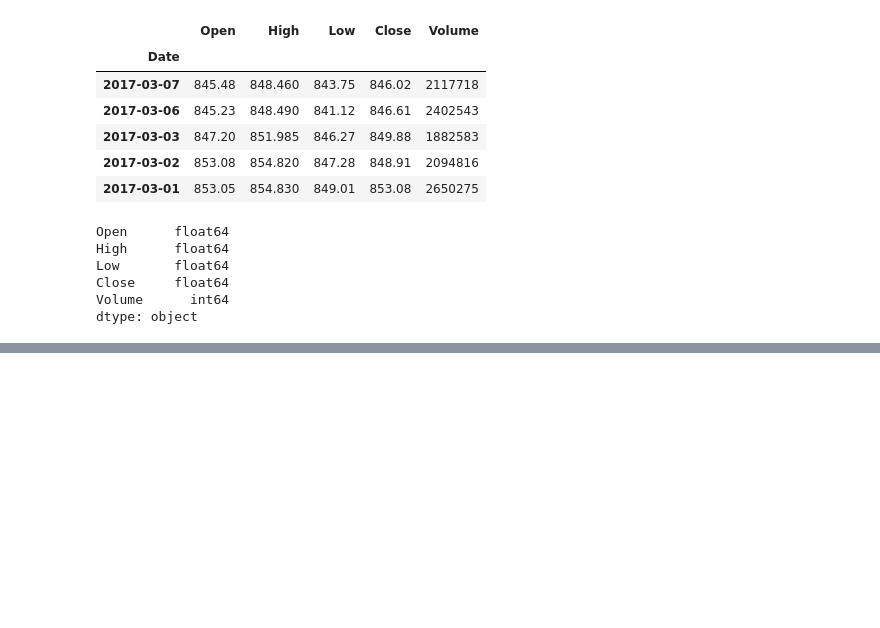
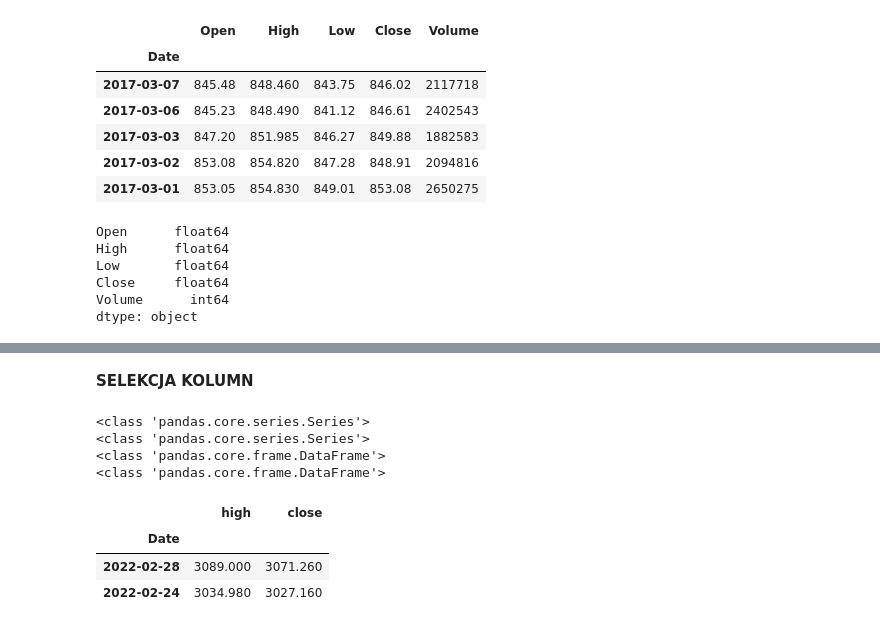
Before and after one commit to ChojnackiKRZ/data-science-bootcamp, a Jupyter notebook: 05_dane_gieldowe.ipynb, the cells around one changed output, grey strips where cells are left out. Cells and saved outputs as stored; diff of their text form; code cells hidden in the pictures; blank space fills up the shorter version.

```diff
--- a/05_dane_gieldowe.ipynb
+++ b/05_dane_gieldowe.ipynb
@@ -104,0 +105,34 @@ df.describe().T
+# %% [markdown]
+**SELEKCJA KOLUMN**
+# %%
+df = df.head()
+
+#wycinanie series
+print (type (df['open']))
+print (type (df.open))
+
+#wycinanie df
+print (type (df[['open', 'close']]))
+print (type (df[['open']]))
+# %% [output]
+<class 'pandas.core.series.Series'>
+<class 'pandas.core.series.Series'>
+<class 'pandas.core.frame.DataFrame'>
+<class 'pandas.core.frame.DataFrame'>
+# %%
+#loc i iloc dla wierszy
+df
+df.iloc[1]
+df.loc['2022-02-28']
+
+#loc i iloc dla wierszy, kolumn
+df.iloc[:, 1:4]
+df.iloc[:1, 1:4]
+df.iloc[2:, 1:4]
+df.iloc[2:, [1, 3]]
+df.iloc[[1, 3], [1, 3]]
+# %% [output]
+|  | high | close |
+| Date |  |  |
+| 2022-02-28 | 3089.000 | 3071.260 |
+| 2022-02-24 | 3034.980 | 3027.160 |
```
Also changed, not shown: parts of 4 cells of this notebook.
